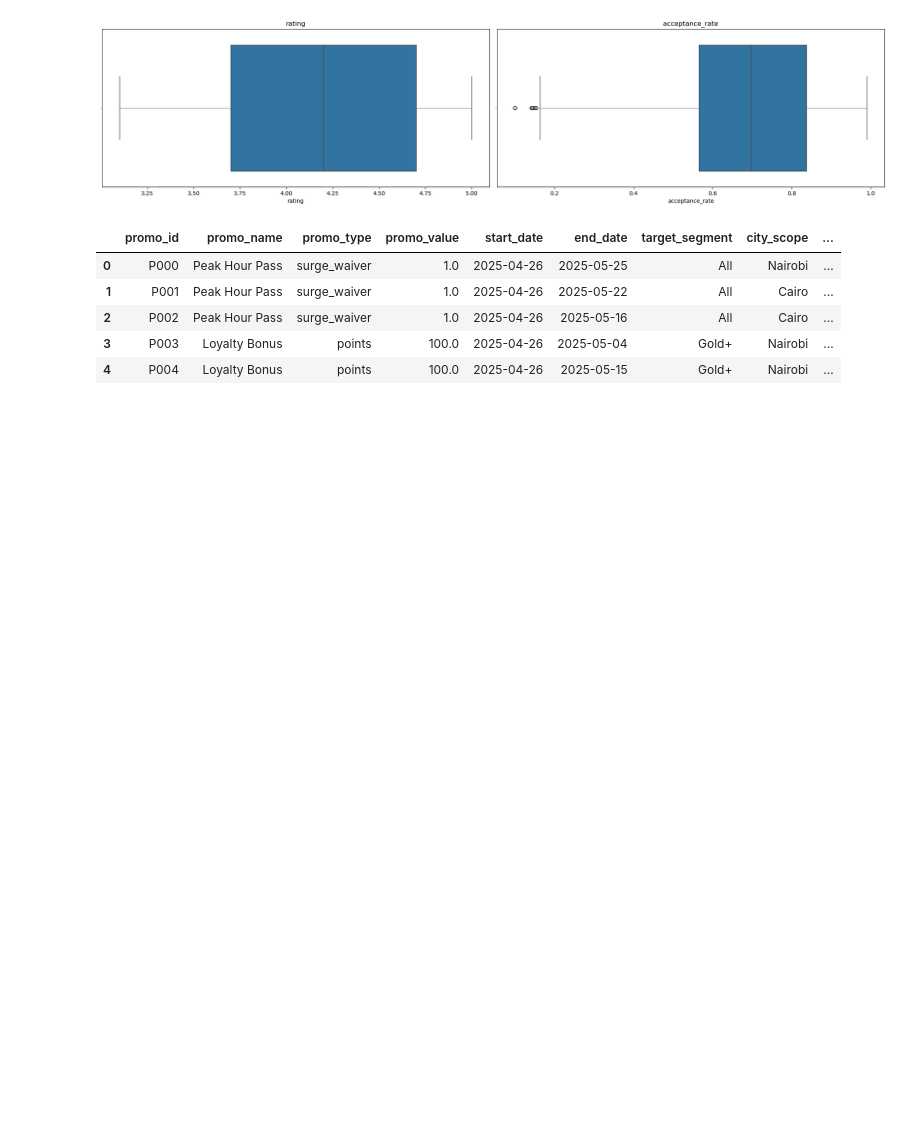
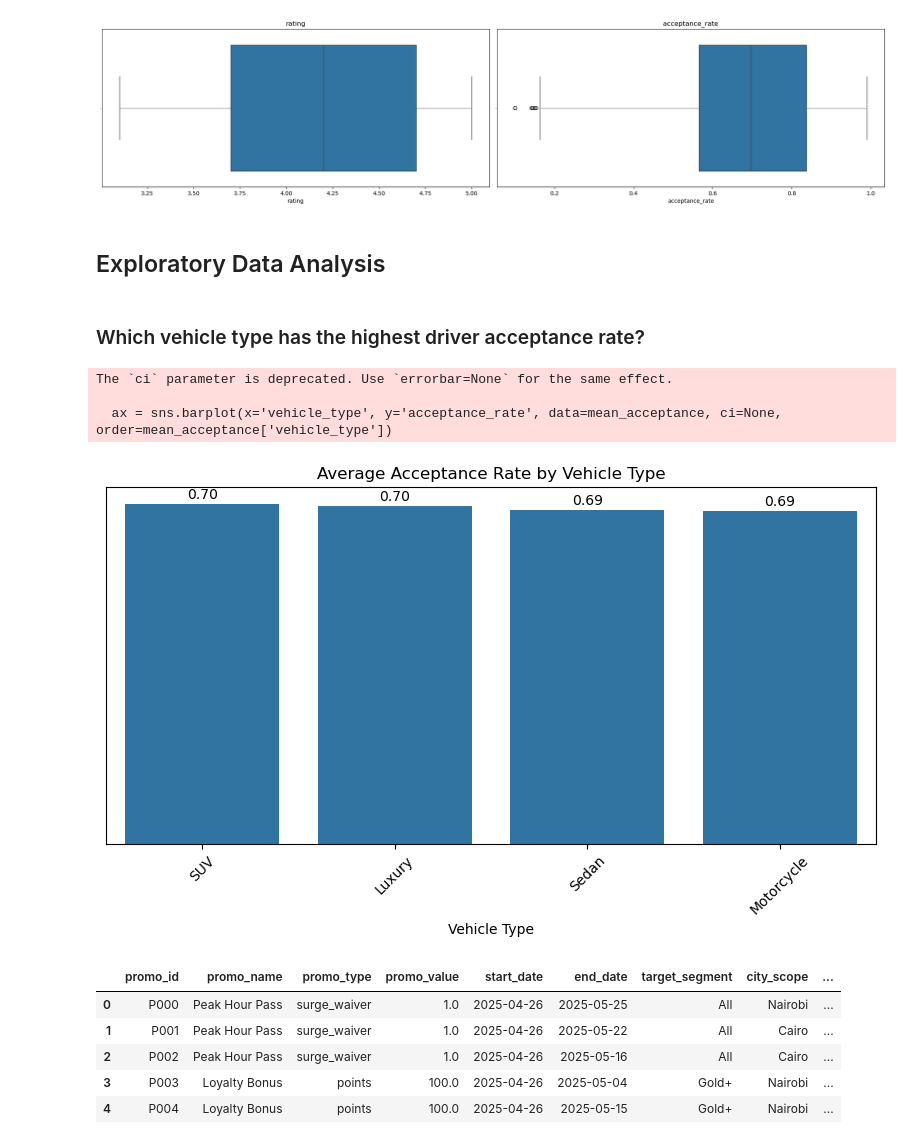
Before and after one commit to Richard-Gidi/Ridewise, a Jupyter notebook: EDA.ipynb, the cells around one changed output. Saved outputs shown, nothing was run; the diff lists cells and outputs as text; code cells hidden in the pictures; blank space fills up the shorter version.

Commit message:
Which vehicle type has the highest driver acceptance rate?

```diff
--- a/EDA.ipynb
+++ b/EDA.ipynb
@@ -235,3 +235,13 @@ if num_cols < len(axes):
 fig.tight_layout()
 # %% [output]
 [figure]
+# %% [markdown]
+## Exploratory Data Analysis
+# %%
+# Create a copy for analysis
+df_analysis = drivers.copy()
+# %%
+# New features
+df_analysis["days_active"] = (df_analysis["last_active"] - df_analysis["signup_date"]).dt.days
+df_analysis["year_signed_up"] = df_analysis["signup_date"].dt.year
+df_analysis["month_signed_up"] = df_analysis["signup_date"].dt.month
@@ -237,0 +254,33 @@ fig.tight_layout()
+# %% [markdown]
+### Which vehicle type has the highest driver acceptance rate?
+# %%
+# Calculate mean acceptance rate by vehicle_type and sort descending
+mean_acceptance = df_analysis.groupby('vehicle_type')['acceptance_rate'].mean().sort_values(ascending=False).reset_index()
+
+plt.figure(figsize=(8, 5))
+
+# Plot barplot without error bars by setting ci=None, use the sorted order
+ax = sns.barplot(x='vehicle_type', y='acceptance_rate', data=mean_acceptance, ci=None, order=mean_acceptance['vehicle_type'])
+
+plt.title("Average Acceptance Rate by Vehicle Type")
+
+plt.xlabel("Vehicle Type")
+plt.ylabel("")  # Remove y-axis label
+
+# Hide y-axis ticks and line
+ax.yaxis.set_visible(False)
+
+plt.xticks(rotation=45)
+
+# Add data labels on top of each bar
+for p in ax.patches:
+    height = p.get_height()
+    ax.text(p.get_x() + p.get_width()/2., height + 0.01, f'{height:.2f}', ha="center")
+
+plt.tight_layout()
+plt.show()
+# %% [output]
+The `ci` parameter is deprecated. Use `errorbar=None` for the same effect.
+
+  ax = sns.barplot(x='vehicle_type', y='acceptance_rate', data=mean_acceptance, ci=None, order=mean_acceptance['vehicle_type'])
+[figure, added]
```
Also changed, not shown: parts of 2 cells of this notebook.
